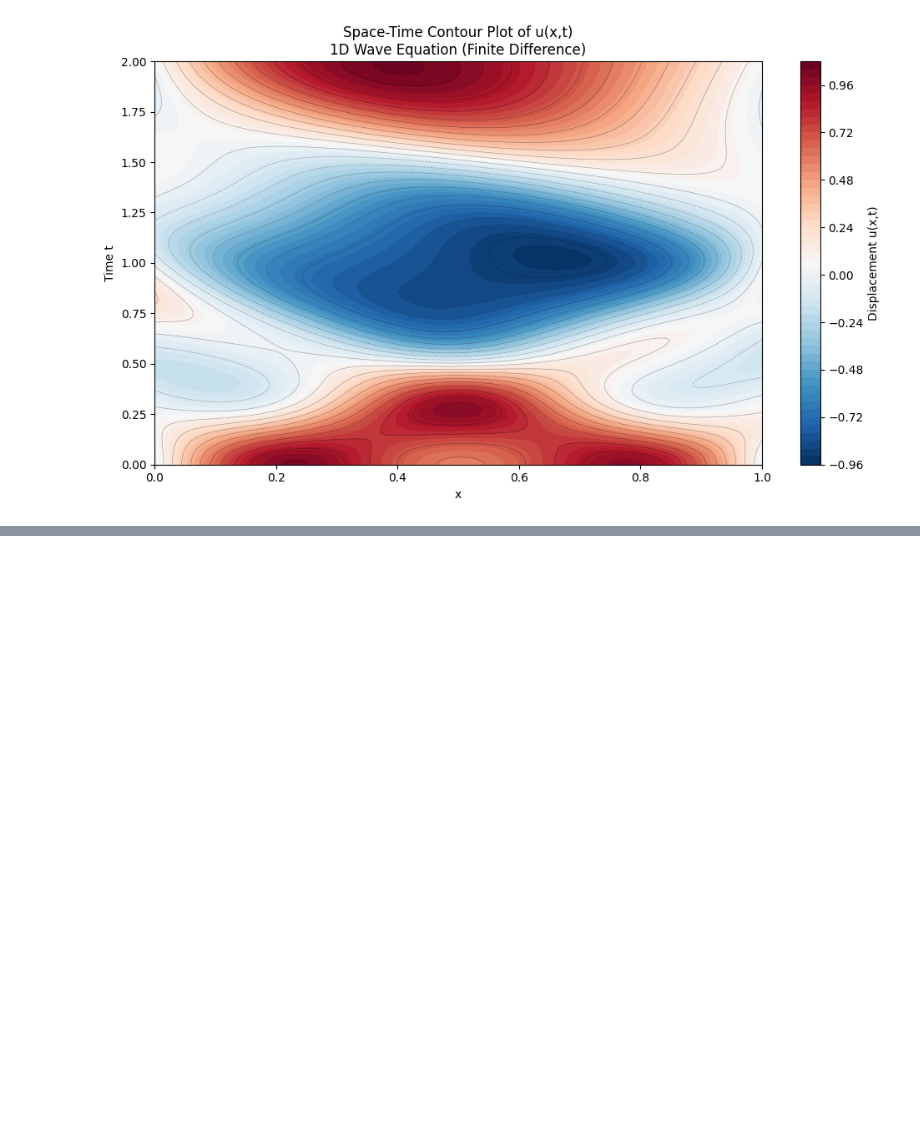
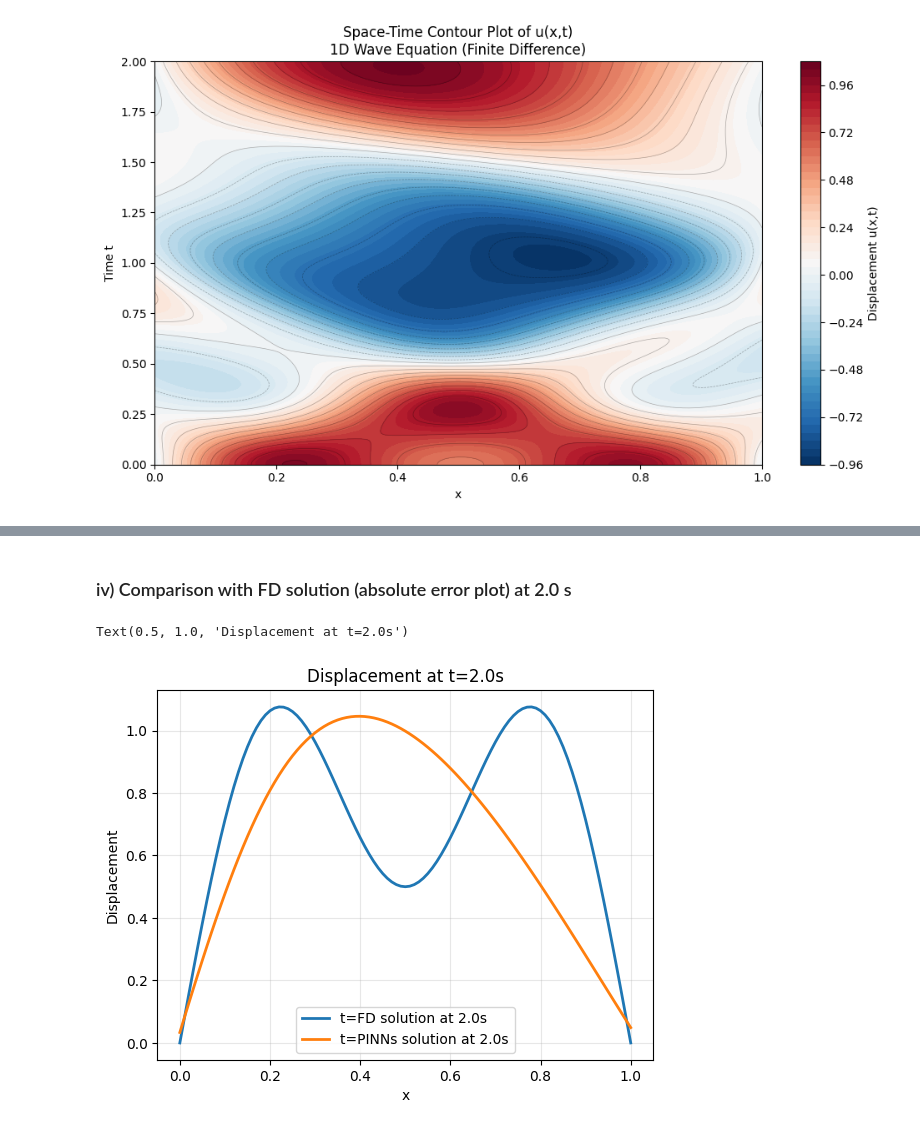
Before and after one commit to TheDataHokage/Scientific_Machine_Learning, a Jupyter notebook: Exam/problem_1/problem1B.ipynb, the cells around one changed output, grey strips where cells are left out. Cells and saved outputs as stored; diff of their text form; code cells hidden in the pictures; blank space fills up the shorter version.

```diff
--- a/Exam/problem_1/problem1B.ipynb
+++ b/Exam/problem_1/problem1B.ipynb
@@ -72,3 +63,37 @@ tensor(0.)
+# %%
+# Finite Difference Solver for 1D Wave Equation
+def fd_solver(u_x0, du_dtx0, u_0t, u_Lt, c, dx, dt):
+    """Finite Difference Solver for 1D Wave Equation.
+    Args:
+        u_x0 (np.ndarray): Initial displacement at t=0.
+        du_dtx0 (np.ndarray): Initial velocity at t=0.
+        u_0t (np.ndarray): Boundary condition at x=0 for all t.
+        u_Lt (np.ndarray): Boundary condition at x=L for all t.
+        c (float): Wave speed.
+        dx (float): Spatial step size.
+        dt (float): Time step size.
+    Returns:
+        np.ndarray: Displacement u(x,t) over space and time.
+    """
+    n = len(u_x0) - 1
+    m = len(u_0t) - 1
+    u = np.zeros((m + 1, n + 1))
+    u[0, :] = u_x0
+    u[:, 0] = u_0t
+    u[:, -1] = u_Lt
+
+
+    for j in range(0, m):
+        for i in range(1, n):
+            if j == 0:
+                u[j + 1, i] = (u[0, i] + du_dtx0[i] * dt
+                               + 0.5 * c**2 * (u[0, i+1] - 2 * u[0, i] + u[0, i-1]) * (dt**2) / (dx**2))
+            else:
+                u[j + 1, i] = (2 * u[j, i] - u[j - 1, i]
+                               + c**2 * (u[j, i + 1] - 2 * u[j, i] + u[j, i - 1]) * (dt**2) / (dx**2))
+    return u
+
+u_sol_fd = fd_solver(u_x0, du_dtx0, u_0t, u_Lt, c, dx, dt)
 # %%
 # Test CFL condition
 CFL = c * dt / dx
@@ -360,0 +401,13 @@ Text(0.5, 1.0, 'Training Losses')
+# %% [markdown]
+### iv) Comparison with FD solution (absolute error plot) at 2.0 s
+# %%
+plt.plot(x, u_sol_fd[-1, :], label=f't=FD solution at 2.0s', linewidth=2)
+plt.plot(x, u_pred[:, -1], label=f't=PINNs solution at 2.0s', linewidth=2)
+plt.legend()
+plt.grid(True, alpha=0.3)
+plt.xlabel('x')
+plt.ylabel('Displacement')
+plt.title('Displacement at t=2.0s')
+# %% [output]
+Text(0.5, 1.0, 'Displacement at t=2.0s')
+[figure, added]
```
Also changed, not shown: parts of 4 cells of this notebook, 17 other files.
